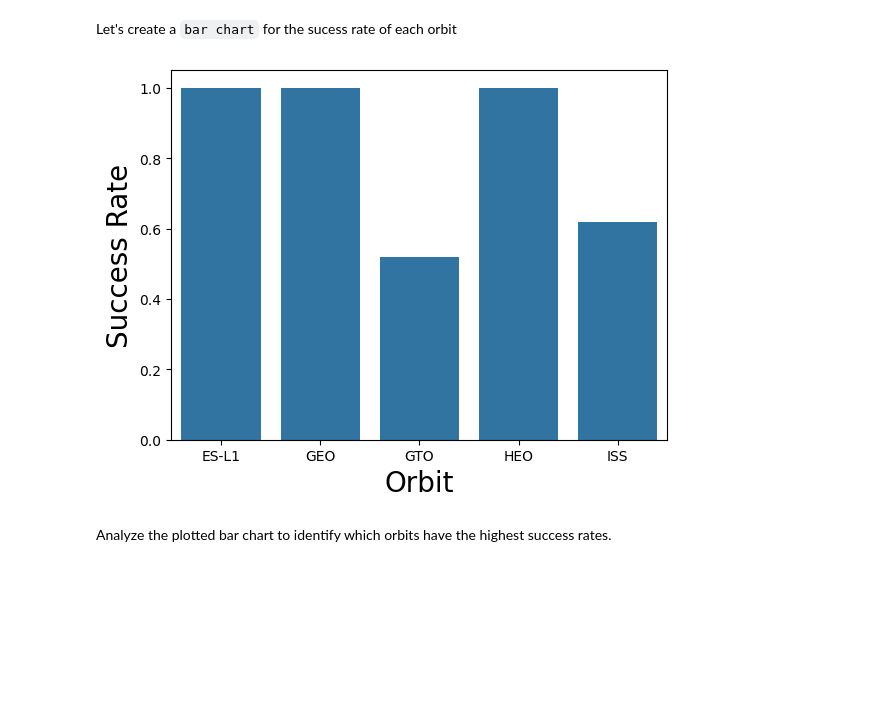
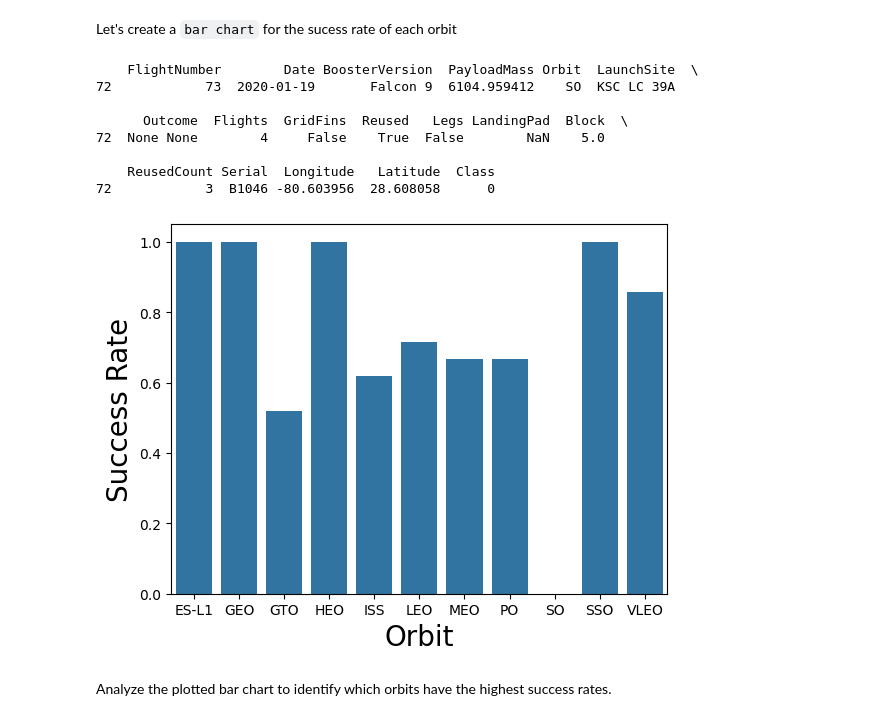
Before and after one commit to chrsr01/applied_capstone_dsspecialization, a Jupyter notebook: Applied_DS_Capstone_2_EDA_Pandas_Matplotlib.ipynb, the cells around one changed output. Drawn from its saved outputs; the diff is of its cells as text; code cells hidden in the pictures; blank space fills up the shorter version.

```diff
--- a/Applied_DS_Capstone_2_EDA_Pandas_Matplotlib.ipynb
+++ b/Applied_DS_Capstone_2_EDA_Pandas_Matplotlib.ipynb
@@ -127,13 +127,23 @@ Next, we want to visually check if there are any relationship between success ra
 Let's create a `bar chart` for the sucess rate of each orbit
 # %%
 # HINT use groupby method on Orbit column and get the mean of Class column
-data = df.groupby("Orbit")["Class"].mean().reset_index().head()
+
+print(df[df["Orbit"]=="SO"])
+data = df.groupby("Orbit")["Class"].mean().reset_index()
 sns.barplot(y="Class", x="Orbit", data=data)
 plt.xlabel("Orbit", fontsize=20)
 plt.ylabel("Success Rate", fontsize=20)
 plt.show()
 # %% [output]
+    FlightNumber        Date BoosterVersion  PayloadMass Orbit  LaunchSite  \
+72            73  2020-01-19       Falcon 9  6104.959412    SO  KSC LC 39A
+
+      Outcome  Flights  GridFins  Reused   Legs LandingPad  Block  \
+72  None None        4     False    True  False        NaN    5.0
+
+    ReusedCount Serial  Longitude   Latitude  Class
+72            3  B1046 -80.603956  28.608058      0
-[figure, old version]
+[figure, new version]
 # %% [markdown]
 Analyze the plotted bar chart to identify which orbits have the highest success rates.
 # %% [markdown]
```
Also changed, not shown: parts of 3 cells of this notebook, 3 other files.
